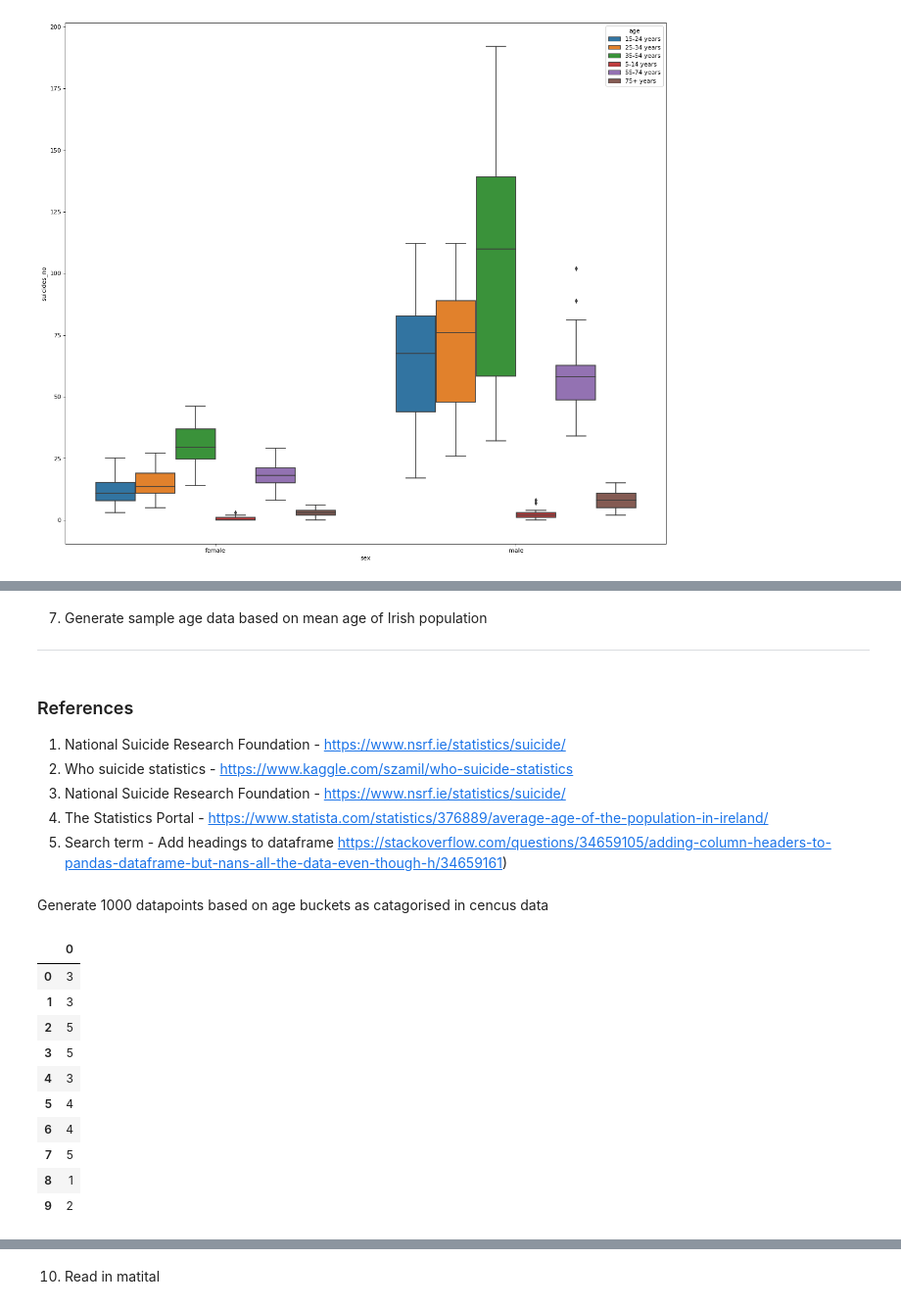
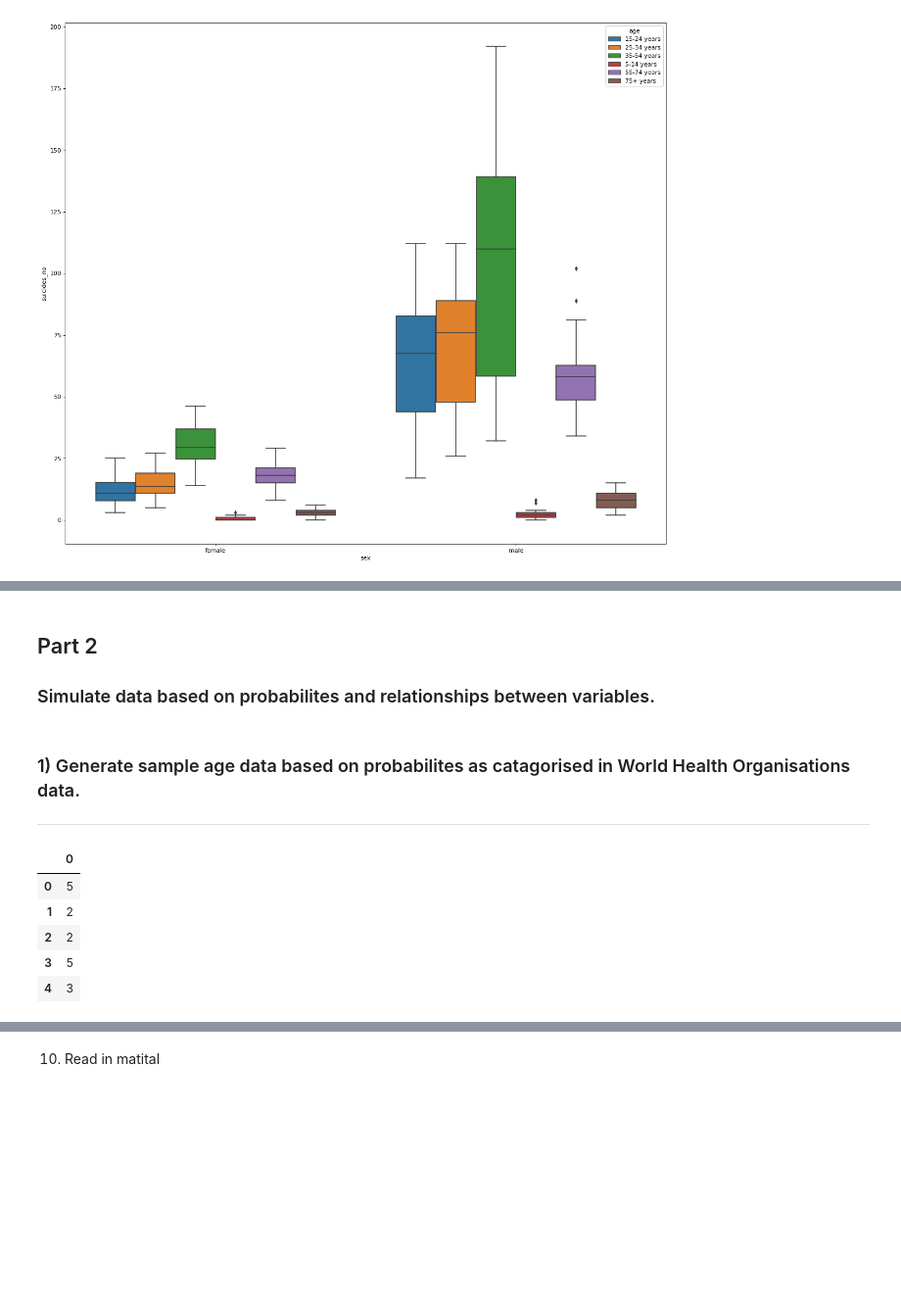
Before and after one commit to roisinanglim/suicide_rates, a Jupyter notebook: suicide _rates_data_simulation.ipynb, the cells around one changed output, grey strips where cells are left out. Shown at 98% size. Saved outputs shown, nothing was run; the diff lists cells and outputs as text; code cells hidden in the pictures; blank space fills up the shorter version.

```diff
--- a/suicide _rates_data_simulation.ipynb
+++ b/suicide _rates_data_simulation.ipynb
@@ -124,39 +143,30 @@ Continuous = No limit to outcomes
-# %% [markdown]
-7) Generate sample age data based on mean age of Irish population
-------------------------------------------------------------------
-# %% [markdown]
-### References
-1. National Suicide Research Foundation - https://www.nsrf.ie/statistics/suicide/
-1. Who suicide statistics - https://www.kaggle.com/szamil/who-suicide-statistics
-2. National Suicide Research Foundation - https://www.nsrf.ie/statistics/suicide/
-3. The Statistics Portal - https://www.statista.com/statistics/376889/average-age-of-the-population-in-ireland/
-4. Search term - Add headings to dataframe https://stackoverflow.com/questions/34659105/adding-column-headers-to-pandas-dataframe-but-nans-all-the-data-even-though-h/34659161)
-# %% [markdown]
-Generate 1000 datapoints based on age buckets as catagorised in cencus data
+# %% [markdown]
+## Part 2
+### Simulate data based on probabilites and relationships between variables.
+# %% [markdown]
+### 1) Generate sample age data based on probabilites as catagorised in World Health Organisations data.
+------------------------------------------------------------------
 # %%
+#Import packages
 import random
 import numpy as np
 import pandas as pd
 from IPython.core.interactiveshell import InteractiveShell
 InteractiveShell.ast_node_interactivity = "all"
-# Assign age buckets to list 1-5 , assign age bucket probabilities and set number of datapoints required
+
+# Assign age buckets to list 1-5, assign age bucket probabilities and set number of datapoints required
 age_cat ,probabilities,num_sample = [1,2,3,4,5,6],[0.12,0.16,0.31,0.15,0.20,0.06],4328
 
-#Generate random data based emperical probabilities identified in the world health organisation survey
+#Generate random data based on emperical probabilities identified in the world health organisation survey
 y =np.random.choice(age_cat,size =num_sample,p =probabilities)
 
-#Create dataframe from numpy array and display first 10 lines.
-pd.DataFrame(y).head(10)
+#Create dataframe from numpy array and display first 5 lines.
+pd.DataFrame(y).head(5)
 # %% [output]
 |  | 0 |
-| 0 | 3 |
-| 1 | 3 |
-| 2 | 5 |
+| 0 | 5 |
+| 1 | 2 |
+| 2 | 2 |
 | 3 | 5 |
 | 4 | 3 |
-| 5 | 4 |
-| 6 | 4 |
-| 7 | 5 |
-| 8 | 1 |
-| 9 | 2 |
 # %% [markdown]
```
Also changed, not shown: parts of 14 cells of this notebook.
